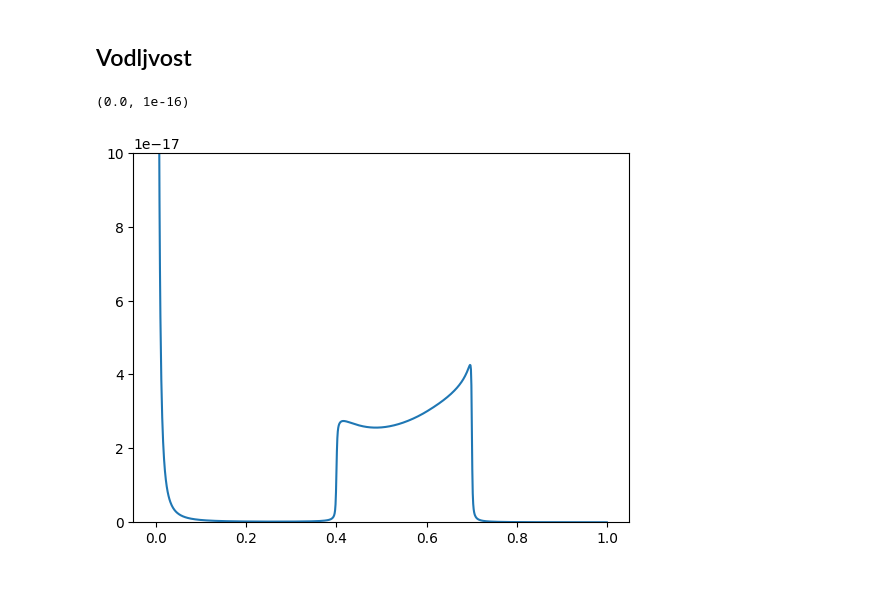
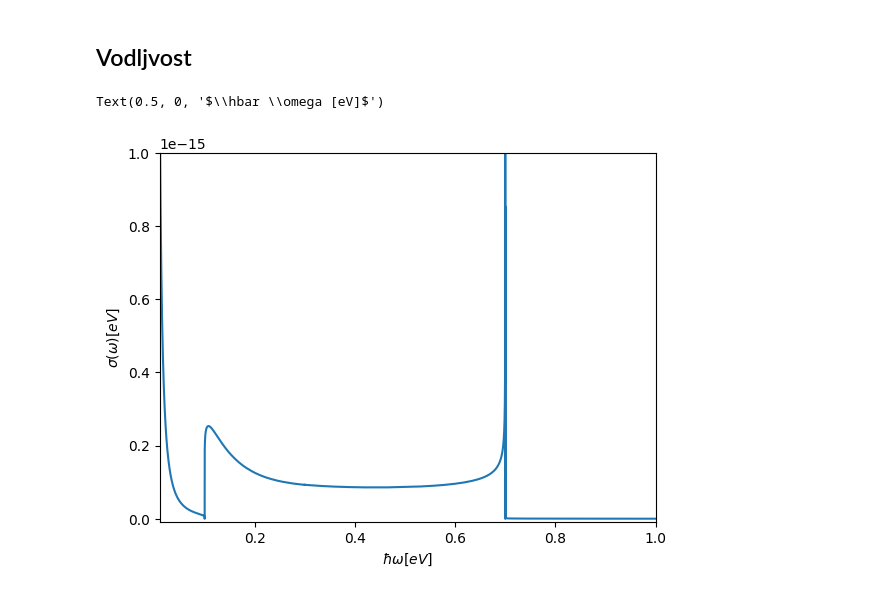
Before and after one commit to ppapac/24112024_memfn, a Jupyter notebook: MemoryDirac3D_usingTQ_270526.ipynb, the cells around one changed output. Saved outputs shown, nothing was run; the diff lists cells and outputs as text; code cells hidden in the pictures.

```diff
--- a/MemoryDirac3D_usingTQ_270526.ipynb
+++ b/MemoryDirac3D_usingTQ_270526.ipynb
@@ -11,3 +11,4 @@ from torch import exp, sin, cos
 # %%
 set_up_backend("torch", data_type="float32")
 tp = Trapezoid()
+device = "cpu"
@@ -23,7 +26,7 @@ e = 1.602 * 10 ** (-19)
 
 alpha_op = 0.4
 alpha_ac = 1
-hbar_w_op = torch.Tensor([0.4]).to("cuda")
+hbar_w_op = torch.Tensor([0.1]).to(device)
 eta_0 = 1 * 10 ** (-3)
 M = 0.0
 Kf_20 = 0.2  # eV, Fermi at 20K
@@ -40,7 +43,7 @@ G_op2 = alpha_op
 G_ac2 = alpha_ac * hbar * vf / a
 
 
-Ef = torch.sqrt(torch.FloatTensor([Kf_20**2 + M**2])).to("cuda")
+Ef = torch.sqrt(torch.FloatTensor([Kf_20**2 + M**2])).to(device)
 # %%
 def arrays_to_csv(array1, array2, name):
     with open(f"{name}.csv", "w", newline="") as file:
@@ -117,6 +120,7 @@ print(4 * pi / 3 * 2 / (2 * pi) ** 3 * Kf_20**2 / hbar**3 / vf)  # T=0 analitič
 1.184354454914293e+37
 # %%
-ws_0 = torch.arange(0, 1, 0.001)
+ws_0 = torch.arange(0, 1, 0.000001)
+
 
 
 def calculate_integral_points(
@@ -172,9 +176,9 @@ def setup_plot(real=True, imag=True, x_lim=[0.0, 0.05], y_lim=[0, 0.06]):
 
     ax1.set_ylim(y_lim)
 
-    ax2 = ax1.twinx()
+    if imag and real:
 
-    if imag and real:
+        ax2 = ax1.twinx()
 
         ax2.set_ylabel(r"$\hbar Im\{M_x\} [eV]$")
 
@@ -349,21 +353,22 @@ fig.tight_layout()
 # %%
 def cond(hbar_w, mem_real, mem_imag, T):
     return (
-        1j * hbar * e**2 * eff_concetration(T) / (hbar_w + mem_real + 1j * (mem_imag))
+        1j *hbar * e**2 * eff_concetration(T) / (hbar_w + mem_real + 1j * (mem_imag+eta_0))
     )
 # %%
 plt.plot(
     ws_0.to("cpu"),
     cond(
         ws_0.to("cpu"),
-        # mem_fn_real_anal(ws_0, 0.5).to("cpu"),
-        # mem_fn_imag_anal(ws_0, 0.5).to("cpu"),
-        torch.tensor(read_from_csv("op, real, T=4K, eta=0.001eV")[1]).to("cpu"),
-        torch.tensor(read_from_csv("op, imag, T=4K, eta=0.001eV")[1]).to("cpu"),
-        T=4,
+        mem_fn_real_anal(ws_0, 0.8, hbar_w_ph=0.1).to("cpu"),
+        mem_fn_imag_anal(ws_0, 0.8, hbar_w_ph=0.1).to("cpu"),
+        T=0,
     ).real,
 )
-plt.ylim([0, 10 ** (-16)])
+plt.ylim([-10 ** (-17), 10 ** (-15)])
+plt.xlim([0.01, 1])
+plt.ylabel(r"$\sigma(\omega) [eV]$")
+plt.xlabel(r"$\hbar \omega [eV]$")
 # %% [output]
-(0.0, 1e-16)
+Text(0.5, 0, '$\\hbar \\omega [eV]$')
-[figure, old version]
+[figure, new version]
```
Also changed, not shown: parts of 11 cells of this notebook.
